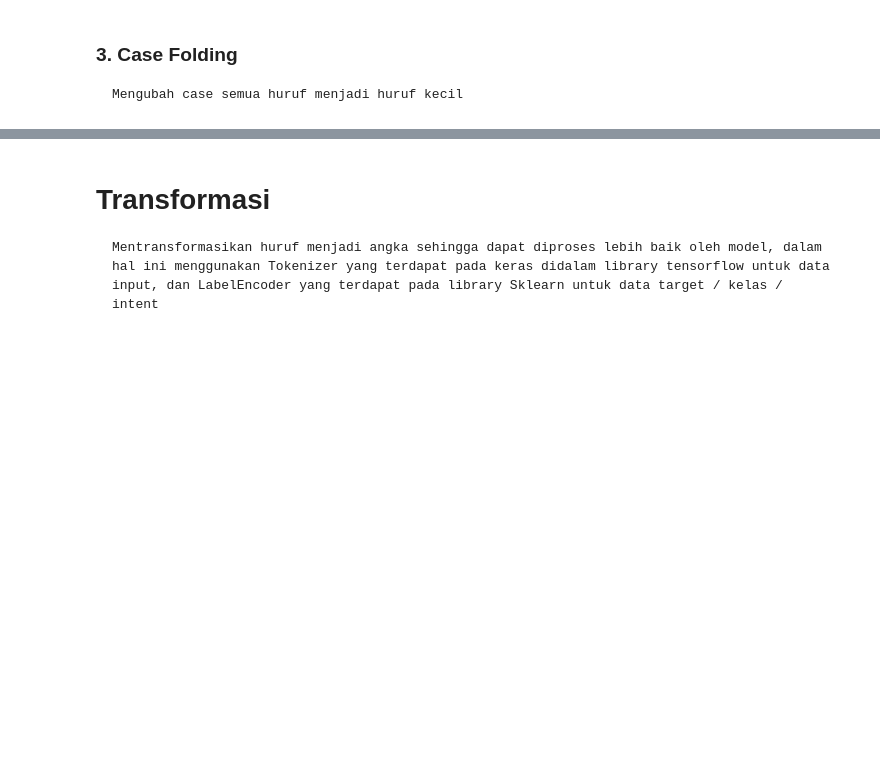
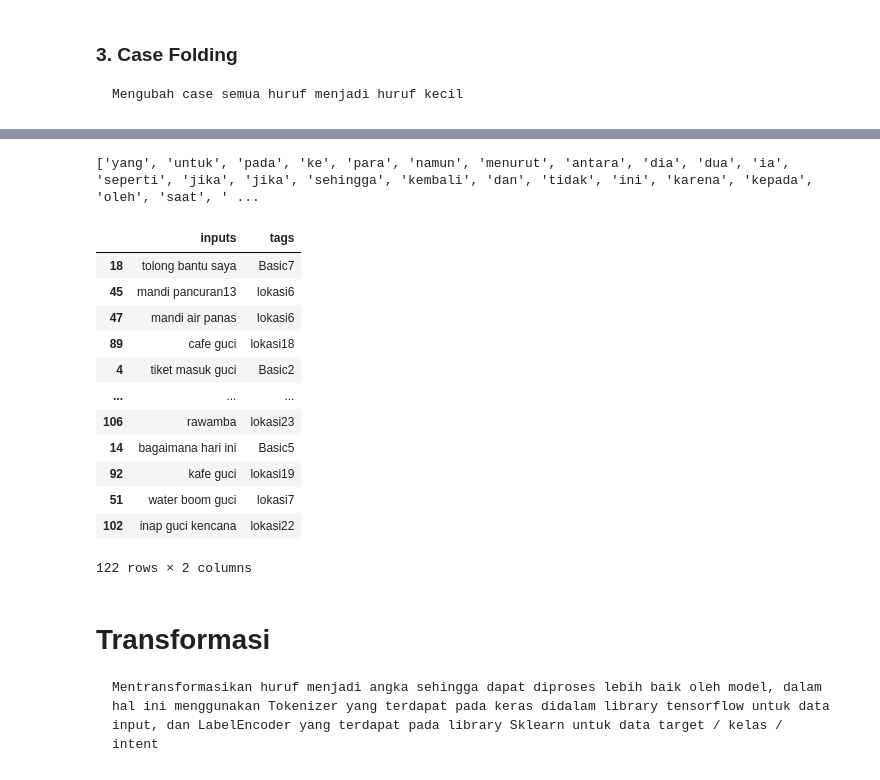
Before and after one commit to rjbogel/tourguide, a Jupyter notebook: guci.ipynb, the cells around one changed output, grey strips where cells are left out. Drawn from its saved outputs; the diff is of its cells as text; code cells hidden in the pictures; blank space fills up the shorter version.

```diff
--- a/guci.ipynb
+++ b/guci.ipynb
@@ -162,3 +188,35 @@ dataset
+# %%
+from Sastrawi.StopWordRemover.StopWordRemoverFactory import StopWordRemoverFactory
+
+stop_factory = StopWordRemoverFactory()
+stop_tambahan = ["dengan", "ia","bahwa", "oleh"]
+allstop = stop_factory.get_stop_words() + stop_tambahan
+print(allstop)
+# %% [output]
+['yang', 'untuk', 'pada', 'ke', 'para', 'namun', 'menurut', 'antara', 'dia', 'dua', 'ia', 'seperti', 'jika', 'jika', 'sehingga', 'kembali', 'dan', 'tidak', 'ini', 'karena', 'kepada', 'oleh', 'saat', ' ...
+# %%
+def stopword(word):
+    if word in stop_tambahan:
+        return ""
+    else:
+        return word
+
+dataset['inputs'] = dataset['inputs'].apply(lambda words: " ".join([stopword(word) for word in words]))
+dataset
+# %% [output]
+|  | inputs | tags |
+| 18 | tolong bantu saya | Basic7 |
+| 45 | mandi pancuran13 | lokasi6 |
+| 47 | mandi air panas | lokasi6 |
+| 89 | cafe guci | lokasi18 |
+| 4 | tiket masuk guci | Basic2 |
+| ... | ... | ... |
+| 106 | rawamba | lokasi23 |
+| 14 | bagaimana hari ini | Basic5 |
+| 92 | kafe guci | lokasi19 |
+| 51 | water boom guci | lokasi7 |
+| 102 | inap guci kencana | lokasi22 |
+122 rows × 2 columns
 # %% [markdown]
 # Transformasi
     Mentransformasikan huruf menjadi angka sehingga dapat diproses lebih baik oleh model, dalam hal ini menggunakan Tokenizer yang terdapat pada keras didalam library tensorflow untuk data input, dan LabelEncoder yang terdapat pada library Sklearn untuk data target / kelas / intent
```
Also changed, not shown: parts of 32 cells of this notebook, 15 other files.
